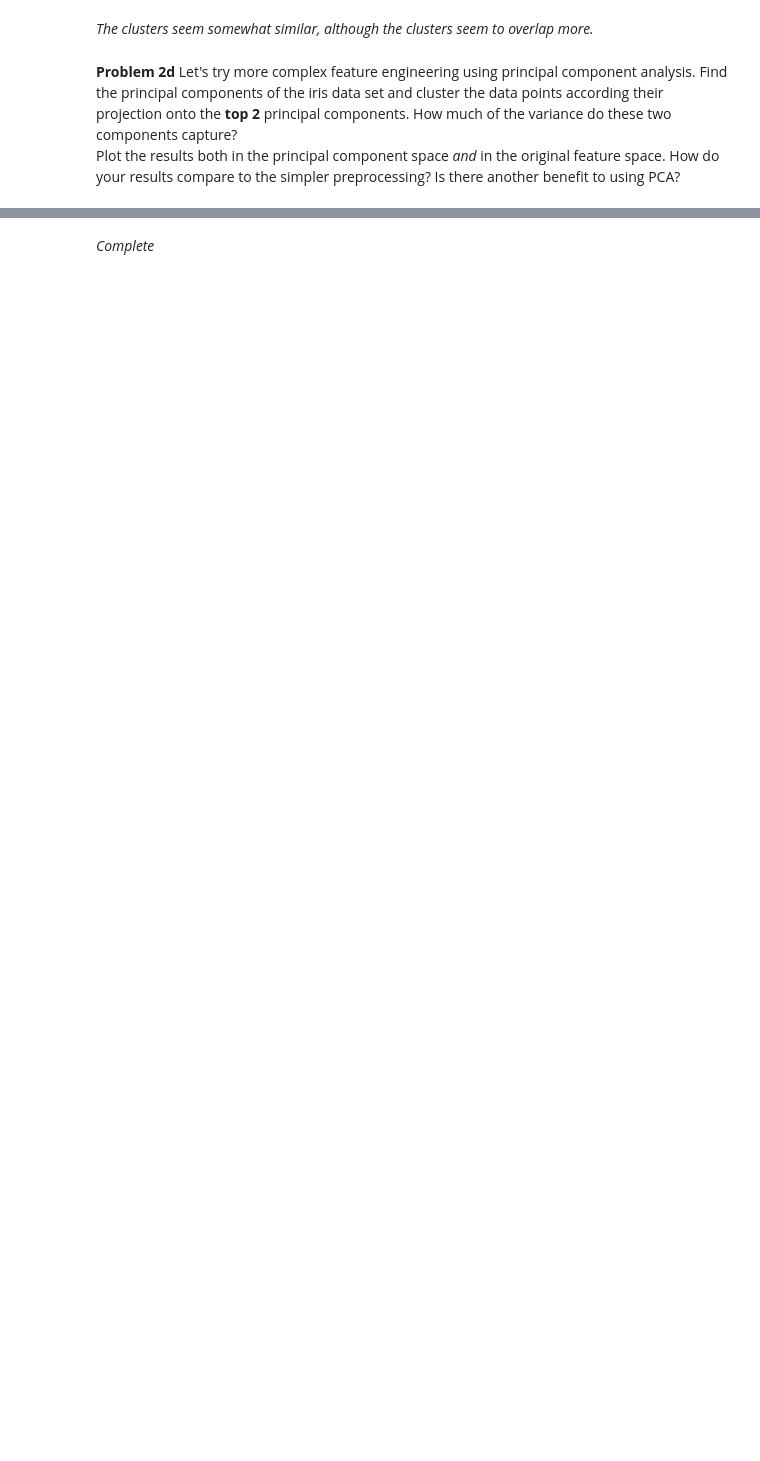
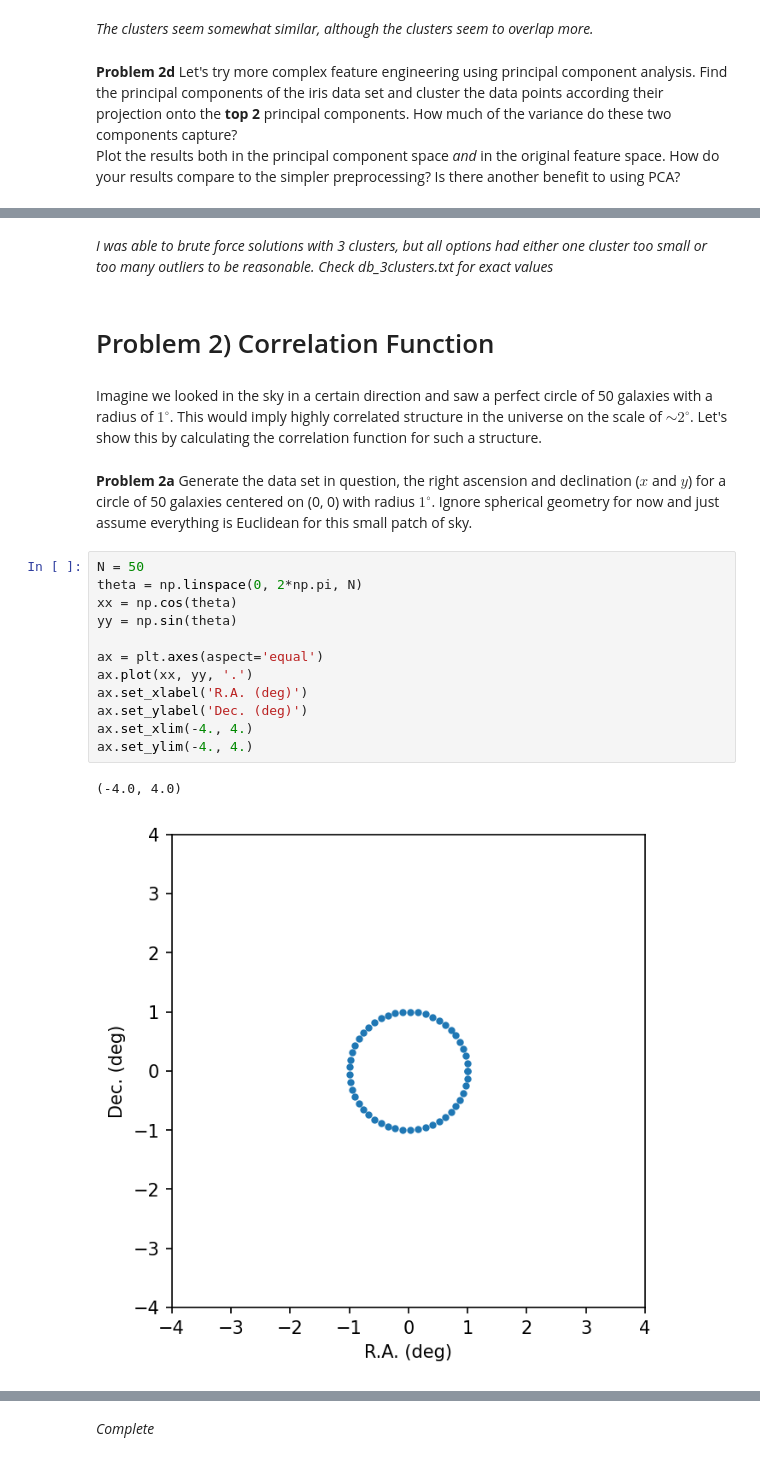
Before and after one commit to ASTR154/clustering, a Jupyter notebook: clustering.ipynb, the cells around one changed output, grey strips where cells are left out. Saved outputs shown, nothing was run; the diff lists cells and outputs as text; blank space fills up the shorter version.

Commit message:
Working on correlation function.

```diff
--- a/clustering.ipynb
+++ b/clustering.ipynb
@@ -141,0 +186,23 @@ from sklearn.decomposition import PCA
+# %% [markdown]
+*I was able to brute force solutions with 3 clusters, but all options had either one cluster too small or too many outliers to be reasonable. Check db_3clusters.txt for exact values*
+# %% [markdown]
+# Problem 2) Correlation Function
+# %% [markdown]
+Imagine we looked in the sky in a certain direction and saw a perfect circle of 50 galaxies with a radius of $1^\circ$. This would imply highly correlated structure in the universe on the scale of $\sim 2^\circ$. Let's show this by calculating the correlation function for such a structure.
+# %% [markdown]
+**Problem 2a** Generate the data set in question, the right ascension and declination ($x$ and $y$) for a circle of 50 galaxies centered on (0, 0) with radius $1^\circ$. Ignore spherical geometry for now and just assume everything is Euclidean for this small patch of sky.
+# %%
+N = 50
+theta = np.linspace(0, 2*np.pi, N)
+xx = np.cos(theta)
+yy = np.sin(theta)
+
+ax = plt.axes(aspect='equal')
+ax.plot(xx, yy, '.')
+ax.set_xlabel('R.A. (deg)')
+ax.set_ylabel('Dec. (deg)')
+ax.set_xlim(-4., 4.)
+ax.set_ylim(-4., 4.)
+# %% [output]
+(-4.0, 4.0)
+[figure, added]
```
Also changed, not shown: parts of 28 cells of this notebook, 1 other file.
